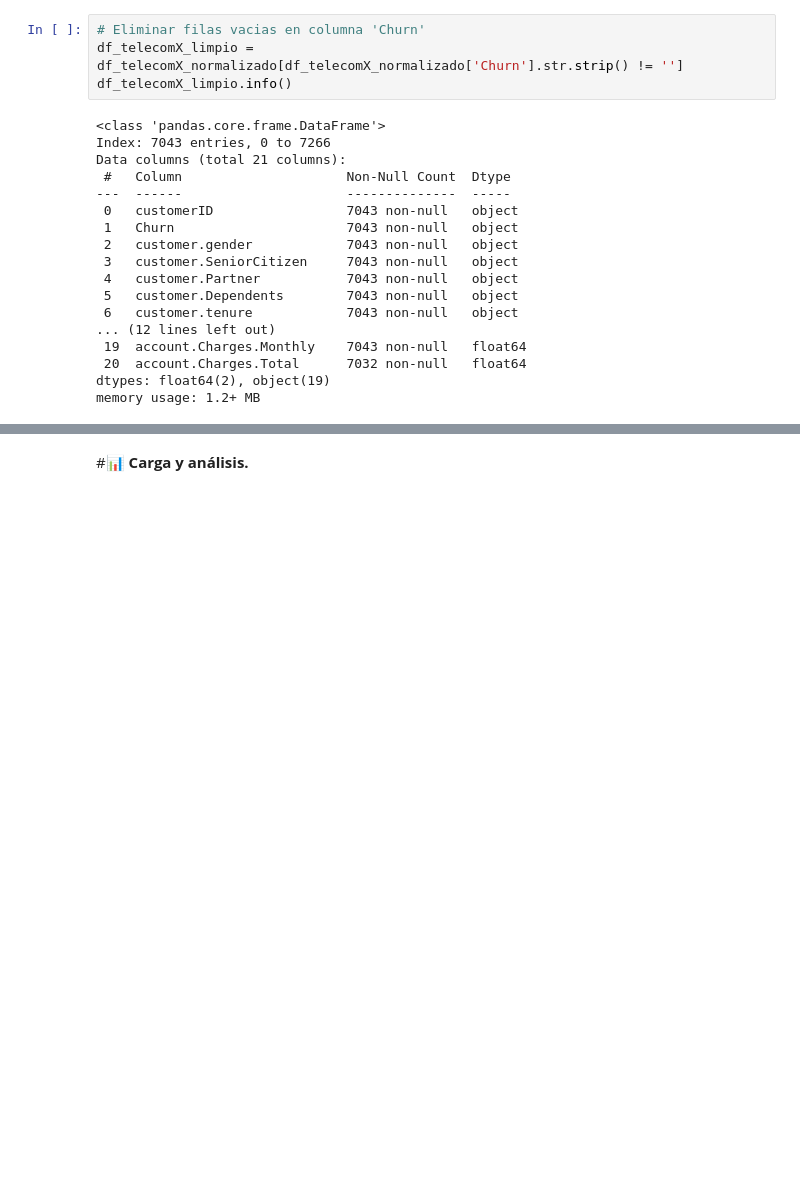
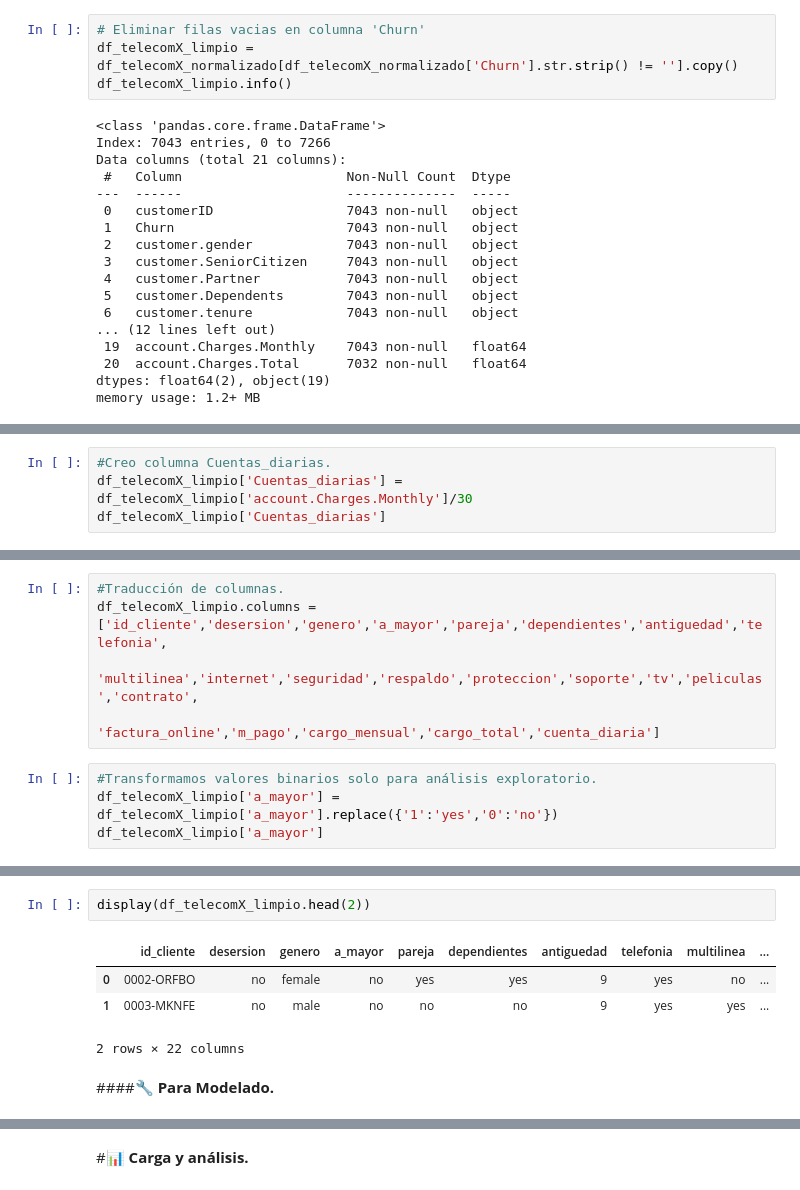
Before and after one commit to EuniceGarcia503/Challenge2_TelecomX_LATAM, a Jupyter notebook: TelecomX_LATAM.ipynb, the cells around one changed output, grey strips where cells are left out. Saved outputs shown, nothing was run; the diff lists cells and outputs as text; blank space fills up the shorter version.

Commit message:
Creo apartado estandarización y transformación de datos. Sub apartados para análisis exploratorio y sub apartado para modelado.

```diff
--- a/TelecomX_LATAM.ipynb
+++ b/TelecomX_LATAM.ipynb
@@ -219,7 +216,7 @@ for col in columnas_numericas:
   df_telecomX_normalizado[col] = pd.to_numeric(df_telecomX_normalizado[col].astype(str).str.replace(r'[^0-9.]','', regex=True), errors='coerce')
 # %%
 # Eliminar filas vacias en columna 'Churn'
-df_telecomX_limpio = df_telecomX_normalizado[df_telecomX_normalizado['Churn'].str.strip() != '']
+df_telecomX_limpio = df_telecomX_normalizado[df_telecomX_normalizado['Churn'].str.strip() != ''].copy()
 df_telecomX_limpio.info()
 # %% [output]
 <class 'pandas.core.frame.DataFrame'>
@@ -263,0 +244,4 @@ dtype: int64
+# %%
+#Creo columna Cuentas_diarias.
+df_telecomX_limpio['Cuentas_diarias'] = df_telecomX_limpio['account.Charges.Monthly']/30
+df_telecomX_limpio['Cuentas_diarias']
@@ -263,0 +274,9 @@ dtype: int64
+# %%
+#Traducción de columnas.
+df_telecomX_limpio.columns = ['id_cliente','desersion','genero','a_mayor','pareja','dependientes','antiguedad','telefonia',
+              'multilinea','internet','seguridad','respaldo','proteccion','soporte','tv','peliculas','contrato',
+              'factura_online','m_pago','cargo_mensual','cargo_total','cuenta_diaria']
+# %%
+#Transformamos valores binarios solo para análisis exploratorio.
+df_telecomX_limpio['a_mayor'] = df_telecomX_limpio['a_mayor'].replace({'1':'yes','0':'no'})
+df_telecomX_limpio['a_mayor']
@@ -263,0 +298,9 @@ dtype: int64
+# %%
+display(df_telecomX_limpio.head(2))
+# %% [output]
+|  | id_cliente | desersion | genero | a_mayor | pareja | dependientes | antiguedad | telefonia | multilinea | ... |
+| 0 | 0002-ORFBO | no | female | no | yes | yes | 9 | yes | no | ... |
+| 1 | 0003-MKNFE | no | male | no | no | no | 9 | yes | yes | ... |
+2 rows × 22 columns
+# %% [markdown]
+####🔧 **Para Modelado.**
```
Also changed, not shown: parts of 18 cells of this notebook.
